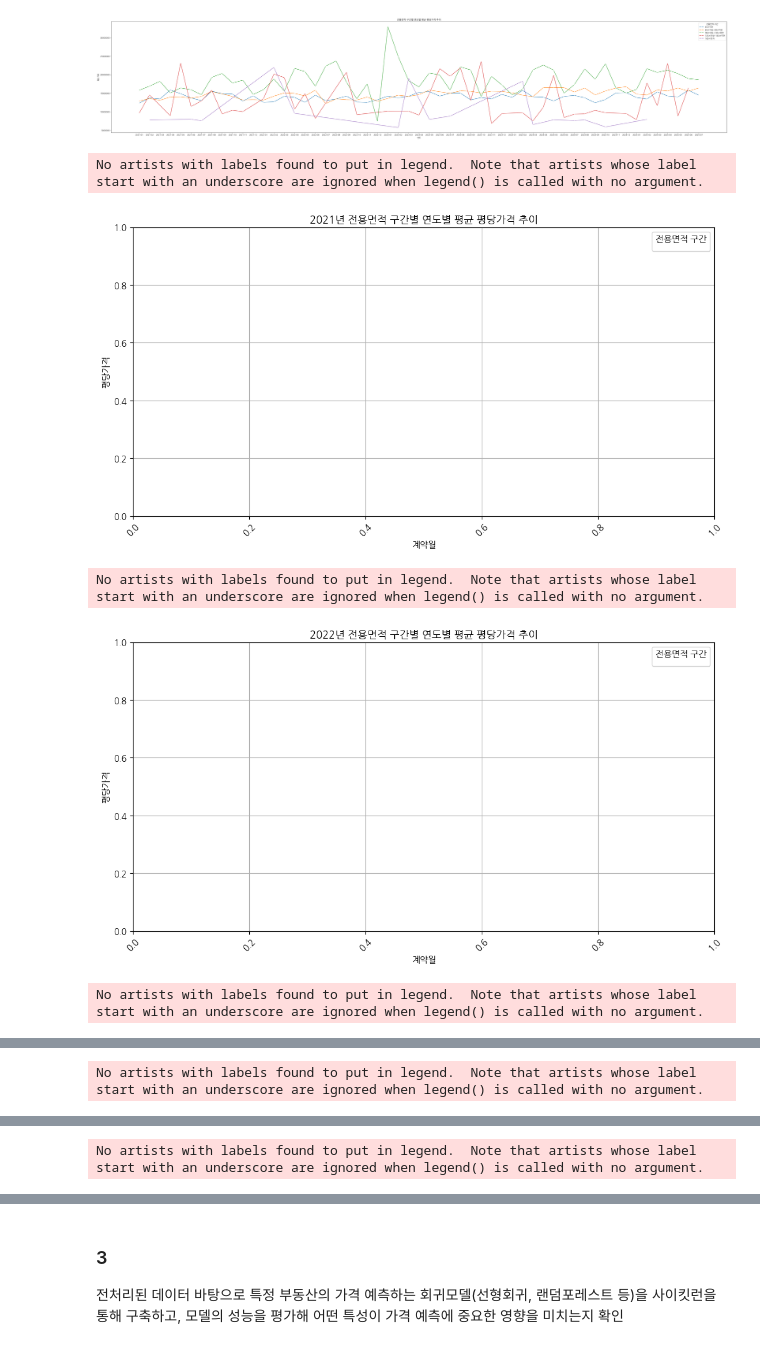
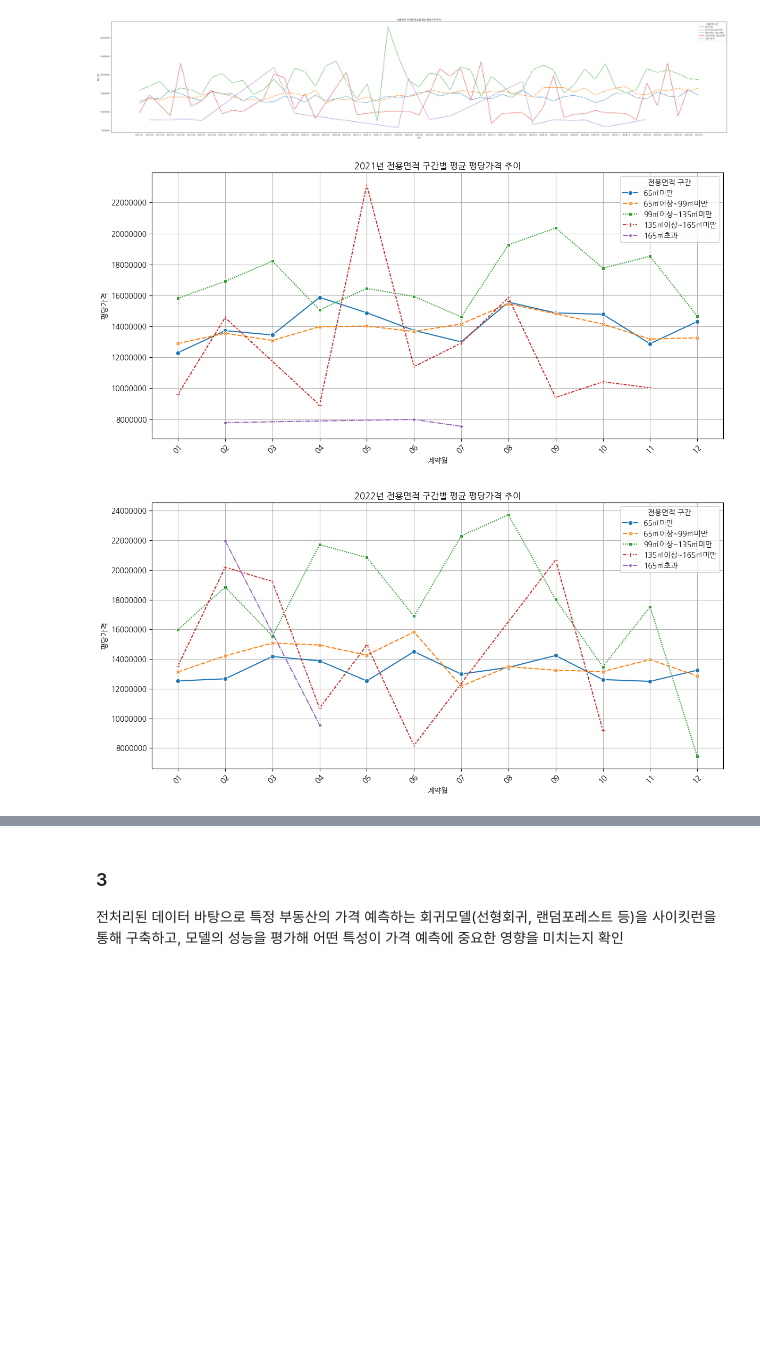
Before and after one commit to 2sseul/data_camp, a Jupyter notebook: 3일차/제주도 부동산 실거래가 분석 및 예측 모델링.ipynb, the cells around one changed output, grey strips where cells are left out. Saved outputs shown, nothing was run; the diff lists cells and outputs as text; code cells hidden in the pictures; blank space fills up the shorter version.

```diff
--- a/3일차/제주도 부동산 실거래가 분석 및 예측 모델링.ipynb
+++ b/3일차/제주도 부동산 실거래가 분석 및 예측 모델링.ipynb
@@ -155,27 +155,31 @@ plt.show()
 # %% [output]
 [figure]
 # %%
-# 연도별로 구분하여 시각화 (각 연도에 대해 별도의 그래프 생성)
+import seaborn as sns
+import matplotlib.pyplot as plt
 
-for year in df['계약년도'].unique():
-    plt.figure(figsize=(12, 6))  # 각 연도에 대해 새로운 figure 설정
-    year_data = grouped_df[grouped_df['계약년월'].str.slice(0,4) == year]
-    print(year)
+# '계약년도' 컬럼 생성
+grouped_df['계약년도'] = grouped_df['계약년월'].str[:4]
+grouped_df['계약월'] = grouped_df['계약년월'].str[5:]  # x축에 월만 사용하려면
 
-    # 각 구간별로 꺾은선 그래프 그리기
-    sns.lineplot(data=year_data, x='계약년월', y='평당가격', hue='구간', style='구간', markers=True)
+# 연도별로 시각화
+for year in sorted(grouped_df['계약년도'].unique()):
+    plt.figure(figsize=(12, 6))
 
-    plt.title(f'{year}년 전용면적 구간별 연도별 평균 평당가격 추이')
+    year_data = grouped_df[grouped_df['계약년도'] == year]
+
+    # 각 구간별로 꺾은선 그래프
+    sns.lineplot(data=year_data, x='계약월', y='평당가격', hue='구간', style='구간', markers=True)
+
+    plt.title(f'{year}년 전용면적 구간별 평균 평당가격 추이')
     plt.xlabel('계약월')
     plt.ylabel('평당가격')
-    plt.ticklabel_format(style='plain', axis='y')  # 지수표기법 비활성화
-    plt.xticks(rotation=45)  # x축 레이블 회전
+    plt.ticklabel_format(style='plain', axis='y')
+    plt.xticks(rotation=45)
     plt.grid(True)
     plt.legend(title='전용면적 구간', loc='best')
+    plt.tight_layout()
     plt.show()
 # %% [output]
-No artists with labels found to put in legend.  Note that artists whose label start with an underscore are ignored when legend() is called with no argument.
-[figure, old version]
+[figure, new version]
-No artists with labels found to put in legend.  Note that artists whose label start with an underscore are ignored when legend() is called with no argument.
-[figure, old version]
+[figure, new version]
-No artists with labels found to put in legend.  Note that artists whose label start with an underscore are ignored when legend() is called with no argument.
@@ -183 +186,0 @@ No artists with labels found to put in legend.  Note that artists whose label st
-No artists with labels found to put in legend.  Note that artists whose label start with an underscore are ignored when legend() is called with no argument.
@@ -185 +187,0 @@ No artists with labels found to put in legend.  Note that artists whose label st
-No artists with labels found to put in legend.  Note that artists whose label start with an underscore are ignored when legend() is called with no argument.
```
Also changed, not shown: parts of 2 cells of this notebook.
